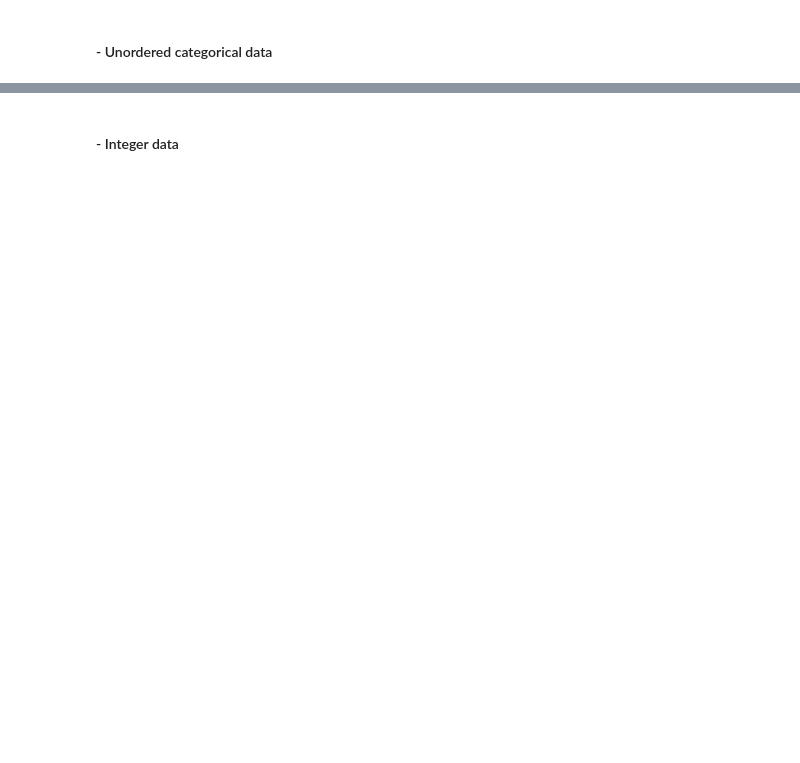
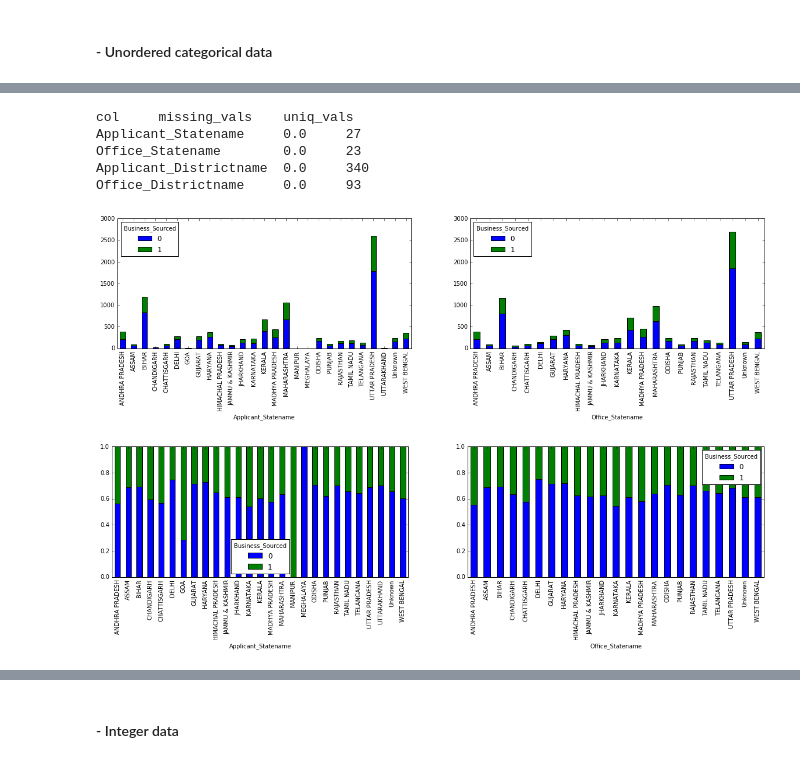
Before and after one commit to kthouz/the_smart_recruits, a Jupyter notebook: the smart recruits.ipynb, the cells around one changed output, grey strips where cells are left out. Drawn from its saved outputs; the diff is of its cells as text; code cells hidden in the pictures; blank space fills up the shorter version.

```diff
--- a/the smart recruits.ipynb
+++ b/the smart recruits.ipynb
@@ -244,0 +365,36 @@ ct.iloc[:-1,0].plot(kind='bar')
+# %%
+### convert pin code to district names
+df_train["Applicant_Districtname"] = df_train.Applicant_City_PIN.apply(lambda x: pc_to_name(x,df_pin_code,div="Districtname"))
+df_train["Office_Districtname"] = df_train.Office_PIN.apply(lambda x: pc_to_name(x,df_pin_code,div="Districtname"))
+df_train["Applicant_Statename"] = df_train.Applicant_City_PIN.apply(lambda x: pc_to_name(x,df_pin_code,div="statename"))
+df_train["Office_Statename"] = df_train.Office_PIN.apply(lambda x: pc_to_name(x,df_pin_code,div="statename"))
+# %%
+print "col\tmissing_vals\tuniq_vals"
+group2 = ['Applicant_Statename','Office_Statename','Applicant_Districtname','Office_Districtname']
+for col in group2:
+    print col,"\t",100*len(df_train[df_train[col].isnull()])/float(df_train.shape[0]),"\t",len(pd.unique(df_train[col]))
+# %% [output]
+col     missing_vals    uniq_vals
+Applicant_Statename     0.0     27
+Office_Statename        0.0     23
+Applicant_Districtname  0.0     340
+Office_Districtname     0.0     93
+# %%
+fig,ax = plt.subplots(1,len(group2[:2]),figsize = (20,4))
+for col in group2[:2]:
+    #generate cross table first
+    ct = pd.crosstab(df_train[col],df_train['Business_Sourced'],margins=True)
+    #normalize
+    #ct = ct.apply(percConvert,axis=1)
+    ct.iloc[:-1,:-1].plot(kind='bar',stacked=True, ax=ax[group2.index(col)])
+
+fig,ax = plt.subplots(1,len(group2[:2]),figsize = (20,4))
+for col in group2[:2]:
+    #generate cross table first
+    ct = pd.crosstab(df_train[col],df_train['Business_Sourced'],margins=True)
+    #normalize
+    ct = ct.apply(percConvert,axis=1)
+    ct.iloc[:-1,:-1].plot(kind='bar',stacked=True, ax=ax[group2.index(col)])
+# %% [output]
+[figure, added]
+[figure, added]
```
Also changed, not shown: parts of 23 cells of this notebook, 1 other file.
